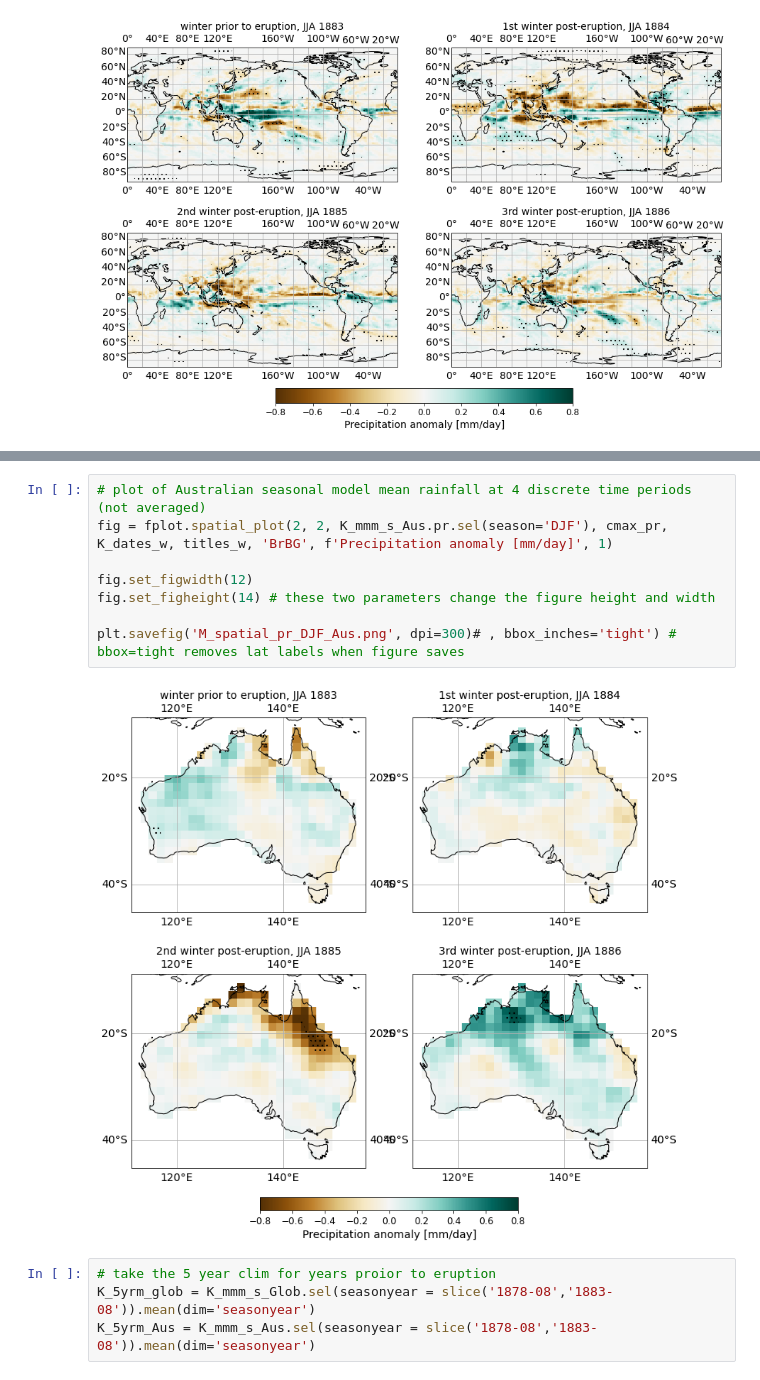
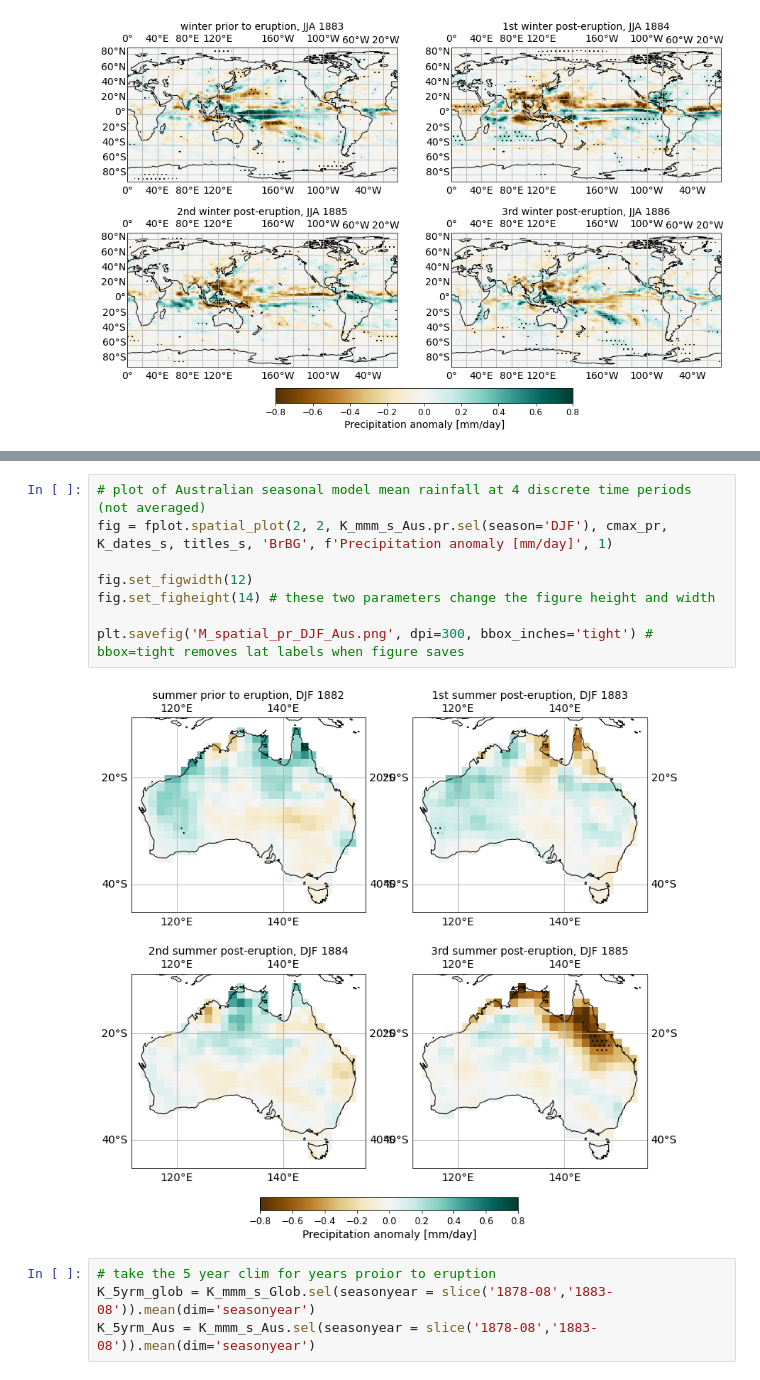
Before and after one commit to kbongi/models, a Jupyter notebook: M_Spatial_Plots_seasonal_2021.09.23.ipynb, the cells around one changed output, grey strips where cells are left out. Saved outputs shown, nothing was run; the diff lists cells and outputs as text.

```diff
--- a/M_Spatial_Plots_seasonal_2021.09.23.ipynb
+++ b/M_Spatial_Plots_seasonal_2021.09.23.ipynb
@@ -352,14 +352,14 @@ plt.savefig('M_spatial_pr_JJA_Aus.png', dpi=300)# , bbox_inches='tight') # bbox=
 [figure]
 # %%
 # plot of Australian seasonal model mean rainfall at 4 discrete time periods (not averaged)
-fig = fplot.spatial_plot(2, 2, K_mmm_s_Aus.pr.sel(season='DJF'), cmax_pr, K_dates_w, titles_w, 'BrBG', f'Precipitation anomaly [mm/day]', 1)
+fig = fplot.spatial_plot(2, 2, K_mmm_s_Aus.pr.sel(season='DJF'), cmax_pr, K_dates_s, titles_s, 'BrBG', f'Precipitation anomaly [mm/day]', 1)
 
 fig.set_figwidth(12)
 fig.set_figheight(14) # these two parameters change the figure height and width
 
-plt.savefig('M_spatial_pr_DJF_Aus.png', dpi=300)# , bbox_inches='tight') # bbox=tight removes lat labels when figure saves
+plt.savefig('M_spatial_pr_DJF_Aus.png', dpi=300, bbox_inches='tight') # bbox=tight removes lat labels when figure saves
 # %% [output]
-[figure, old version]
+[figure, new version]
 # %%
 # take the 5 year clim for years proior to eruption
 K_5yrm_glob = K_mmm_s_Glob.sel(seasonyear = slice('1878-08','1883-08')).mean(dim='seasonyear')
```
Also changed, not shown: parts of 10 cells of this notebook.
